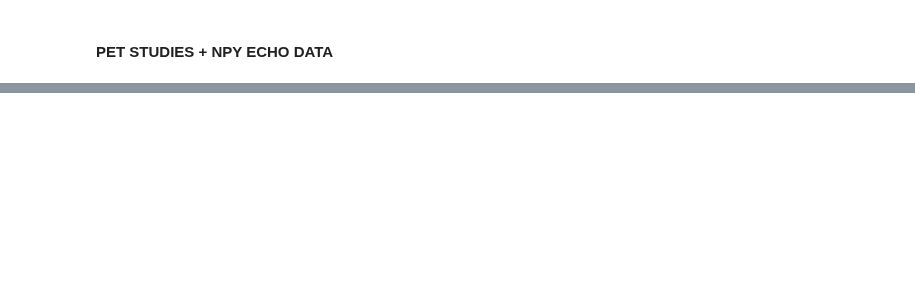
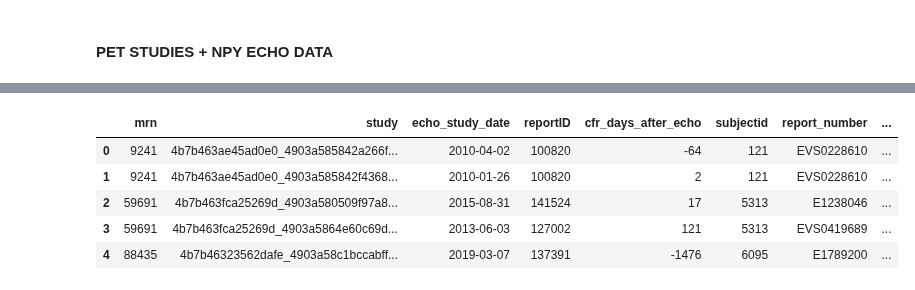
Before and after one commit to awerdich/werdich-cfr, a Jupyter notebook: notebooks/pet_echo_match.ipynb, the cells around one changed output, grey strips where cells are left out. Drawn from its saved outputs; the diff is of its cells as text; code cells hidden in the pictures; blank space fills up the shorter version.

```diff
--- a/notebooks/pet_echo_match.ipynb
+++ b/notebooks/pet_echo_match.ipynb
@@ -111,7 +127,7 @@ Requirement: We want to pick the most recent CFR measurments for each echo that
 #mrn = np.random.choice(petecho.mrn.unique(), size = 1,)[0]
 mrn = 15467822
 print('MRN {}'.format(mrn))
-petecho_mrn = petecho[petecho.mrn == mrn]
-print(petecho_mrn[['mrn', 'reportID', 'study_date', 'echo_study_date', 'filename', 'cfr']].iloc[150:160])
+petecho_mrn = petecho[petecho.mrn == mrn].reset_index(drop=True)
+print(petecho_mrn[['mrn', 'reportID', 'cfr_study_date', 'echo_study_date', 'study', 'cfr']].iloc[8:12])
 # %% [output]
 MRN 15467822
@@ -172,0 +243,11 @@ ECHO dates:
+# %%
+# We can merge this back with the original PET reports
+pet_cfr_echo_days = cfr_echo_days.merge(right = pet, on = ['reportID', 'mrn'], how = 'left')
+pet_cfr_echo_days.head()
+# %% [output]
+|  | mrn | study | echo_study_date | reportID | cfr_days_after_echo | subjectid | report_number | ... |
+| 0 | 9241 | 4b7b463ae45ad0e0_4903a585842a266f... | 2010-04-02 | 100820 | -64 | 121 | EVS0228610 | ... |
+| 1 | 9241 | 4b7b463ae45ad0e0_4903a585842f4368... | 2010-01-26 | 100820 | 2 | 121 | EVS0228610 | ... |
+| 2 | 59691 | 4b7b463fca25269d_4903a580509f97a8... | 2015-08-31 | 141524 | 17 | 5313 | E1238046 | ... |
+| 3 | 59691 | 4b7b463fca25269d_4903a5864e60c69d... | 2013-06-03 | 127002 | 121 | 5313 | EVS0419689 | ... |
+| 4 | 88435 | 4b7b46323562dafe_4903a58c1bccabff... | 2019-03-07 | 137391 | -1476 | 6095 | E1789200 | ... |
```
Also changed, not shown: parts of 26 cells of this notebook.
